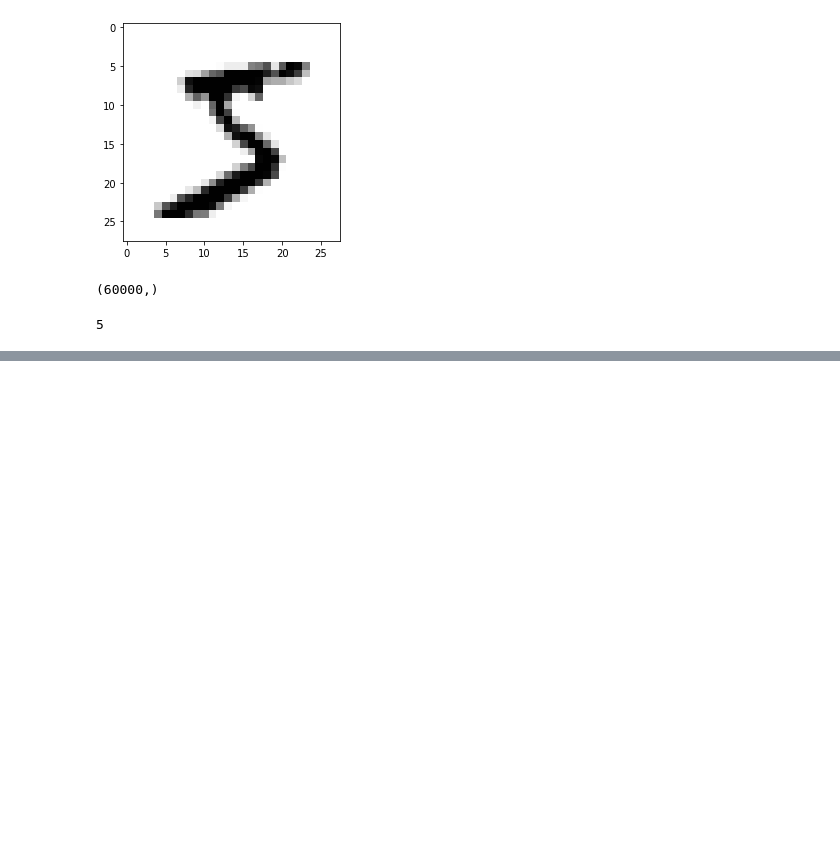
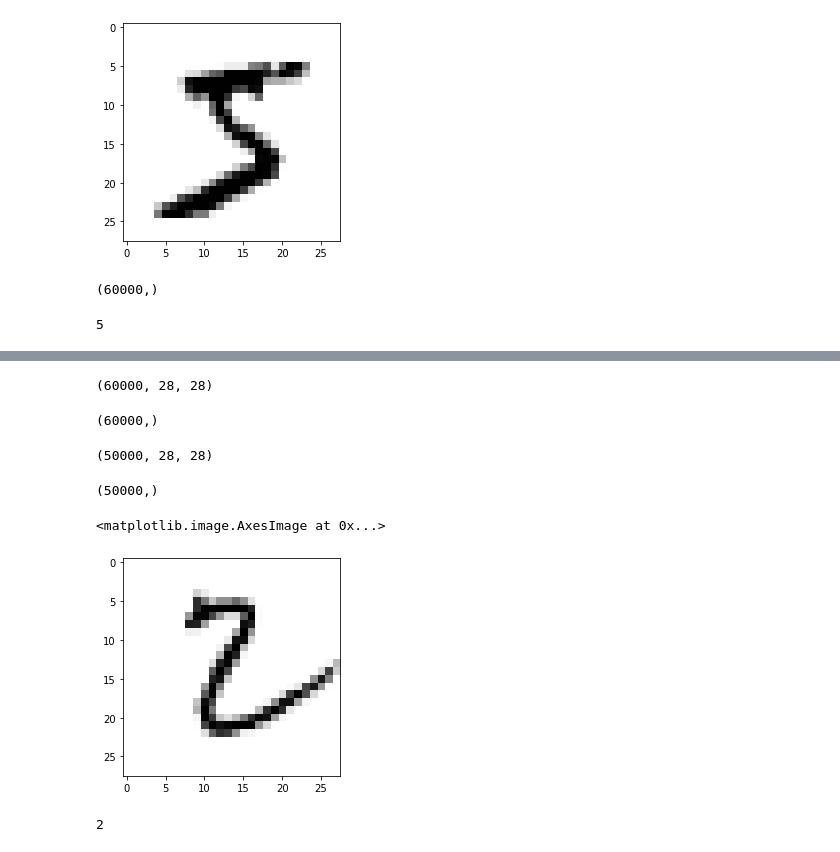
Before and after one commit to jinwoongokRe/AI_basic_study, a Jupyter notebook: practive5_2.ipynb, the cells around one changed output, grey strips where cells are left out. Drawn from its saved outputs; the diff is of its cells as text; code cells hidden in the pictures; blank space fills up the shorter version.

```diff
--- a/practive5_2.ipynb
+++ b/practive5_2.ipynb
@@ -65,0 +203,27 @@ plt.show()
+# %%
+X_train.shape
+# %% [output]
+(60000, 28, 28)
+# %%
+y_train.shape
+# %% [output]
+(60000,)
+# %%
+X_train_, X_val, y_train_, y_test = train_test_split(X_train, y_train, test_size=0.16666)
+# %%
+X_train_.shape
+# %% [output]
+(50000, 28, 28)
+# %%
+y_train_.shape
+# %% [output]
+(50000,)
+# %%
+plt.imshow(X_train_[0], cmap=plt.cm.binary)
+# %% [output]
+<matplotlib.image.AxesImage at 0x...>
+[figure, added]
+# %%
+y_train_[0]
+# %% [output]
+2
```
Also changed, not shown: parts of 31 cells of this notebook.
